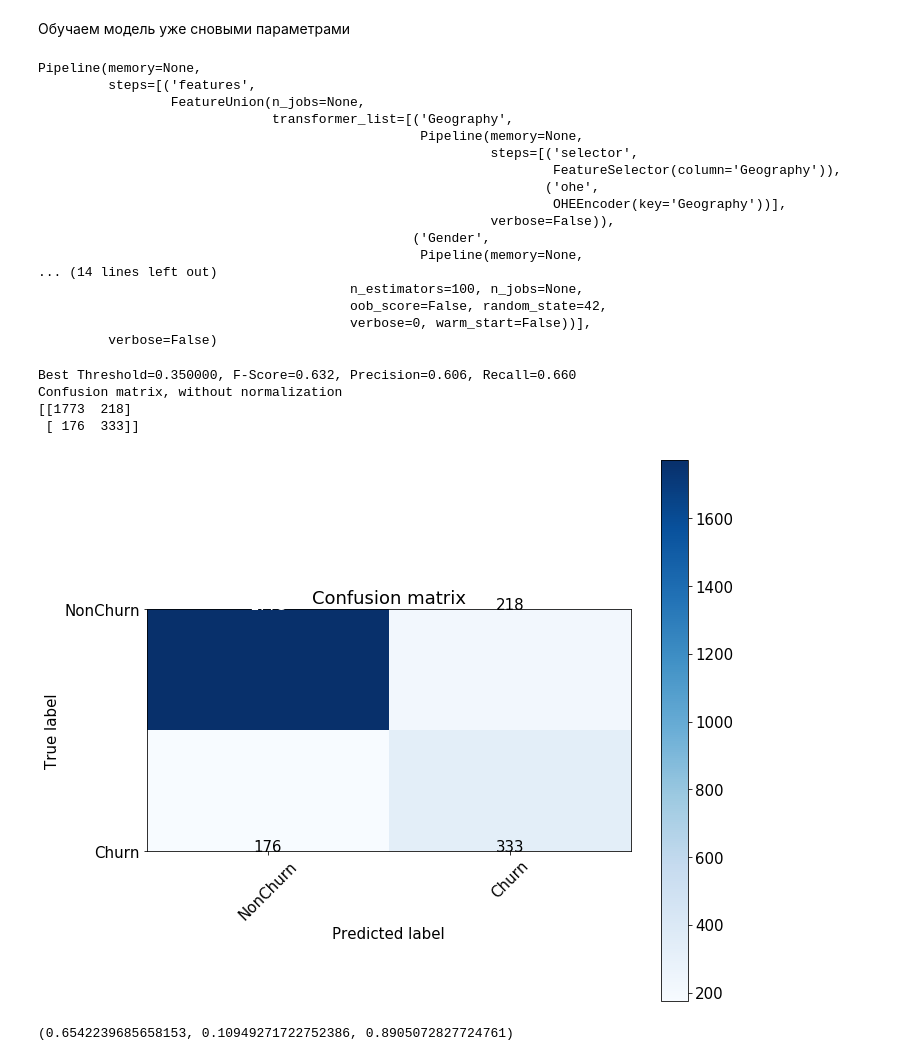
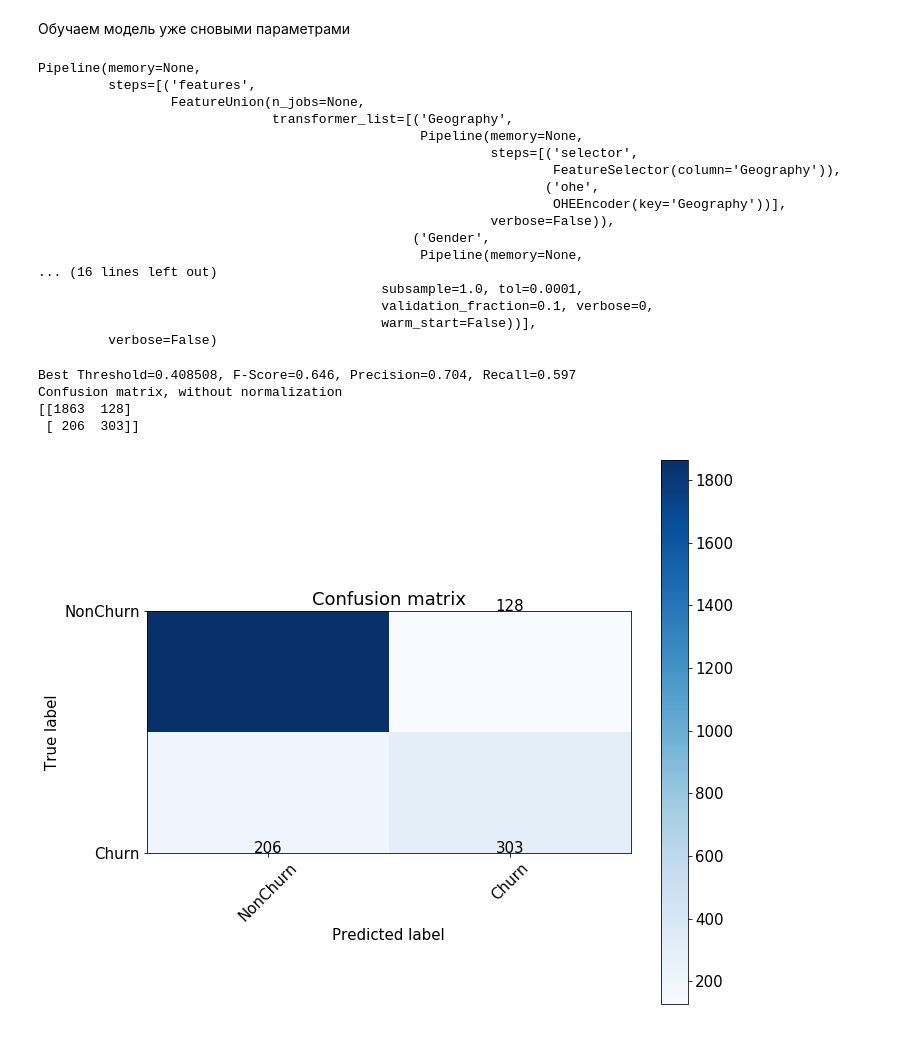
Before and after one commit to Natalia1807/ML_business, a Jupyter notebook: HW_5.ipynb, the cells around one changed output. Saved outputs shown, nothing was run; the diff lists cells and outputs as text; code cells hidden in the pictures.

```diff
--- a/HW_5.ipynb
+++ b/HW_5.ipynb
@@ -266,0 +413,10 @@ Confusion matrix, without normalization
+# %%
+precision_2, recall_2, thresholds_2 = precision_recall_curve(y_test, preds_GB)
+fscore_2 = (2 * precision_2 * recall_2) / (precision_2 + recall_2)
+# locate the index of the largest f score
+ix = np.argmax(fscore_2)
+
+print('Best Threshold=%f, F-Score=%.3f, Precision=%.3f, Recall=%.3f' % (thresholds_2[ix],
+                                                                        fscore_2[ix],
+                                                                        precision_2[ix],
+                                                                        recall_2[ix]))
@@ -295,12 +529,13 @@ search.best_params_
 # %% [markdown]
 Обучаем модель уже сновыми параметрами
 # %%
-RFC = Pipeline([
+GB = Pipeline([
     ('features',feats),
-    ('classifier', RandomForestClassifier(max_depth=10, max_features=0.5,
-                                          min_samples_leaf=4, min_samples_split=20, n_estimators=100, random_state=42)),
+    ('classifier', GradientBoostingClassifier(max_depth=10, min_samples_leaf=2,
+                                              min_samples_split=20, n_estimators=300,
+                                        random_state=42)),
 ])
-RFC.fit(X_train, y_train)
+GB.fit(X_train, y_train)
 # %% [output]
 Pipeline(memory=None,
          steps=[('features',
@@ -314,36 +549,35 @@ Pipeline(memory=None,
                                                           verbose=False)),
                                                 ('Gender',
                                                  Pipeline(memory=None,
-... (14 lines left out)
-                                        n_estimators=100, n_jobs=None,
-                                        oob_score=False, random_state=42,
-                                        verbose=0, warm_start=False))],
+... (16 lines left out)
+                                            subsample=1.0, tol=0.0001,
+                                            validation_fraction=0.1, verbose=0,
+                                            warm_start=False))],
          verbose=False)
 # %%
-preds_RFC = RFC.predict_proba(X_test)[:, 1]
-precision, recall, thresholds = precision_recall_curve(y_test, preds)
-fscore = (2 * precision * recall) / (precision + recall)
+fscore_2, recall_2, thresholds_2 = precision_recall_curve(y_test, preds_GB)
+fscore_2 = (2 * precision_2 * recall_2) / (precision_2 + recall_2)
 # locate the index of the largest f score
-ix = np.argmax(fscore)
-print('Best Threshold=%f, F-Score=%.3f, Precision=%.3f, Recall=%.3f' % (thresholds[ix],
-                                                                        fscore[ix],
-                                                                        precision[ix],
-                                                                        recall[ix]))
+ix = np.argmax(fscore_2)
+print('Best Threshold=%f, F-Score=%.3f, Precision=%.3f, Recall=%.3f' % (thresholds_2[ix],
+                                                                        fscore_2[ix],
+                                                                        precision_2[ix],
+                                                                        recall_2[ix]))
 
 #мы уже нашли ранее "оптимальный" порог, когда максимизировали f_score
 font = {'size' : 15}
 
 plt.rc('font', **font)
 
-cnf_matrix = confusion_matrix(y_test, preds>thresholds[ix])
+cnf_matrix = confusion_matrix(y_test, preds_GB>thresholds_2[ix])
 plt.figure(figsize=(10, 8))
 plot_confusion_matrix(cnf_matrix, classes=['NonChurn', 'Churn'],
                       title='Confusion matrix')
 plt.savefig("conf_matrix.png")
 plt.show()
 # %% [output]
-Best Threshold=0.350000, F-Score=0.632, Precision=0.606, Recall=0.660
+Best Threshold=0.408508, F-Score=0.646, Precision=0.704, Recall=0.597
 Confusion matrix, without normalization
-[[1773  218]
- [ 176  333]]
+[[1863  128]
+ [ 206  303]]
-[figure, old version]
+[figure, new version]
@@ -355,7 +583,0 @@ FP_RFC = cnf_matrix[0][1]
-# %%
-TPR_RFC = TP_RFC/(TP_RFC+FN_RFC)
-FPR_RFC = FP_RFC/(FP_RFC+TN_RFC)
-TNR_RFC = TN_RFC/(FP_RFC+TN_RFC)
-TPR_RFC, FPR_RFC, TNR_RFC
-# %% [output]
-(0.6542239685658153, 0.10949271722752386, 0.8905072827724761)
```
Also changed, not shown: parts of 49 cells of this notebook.
